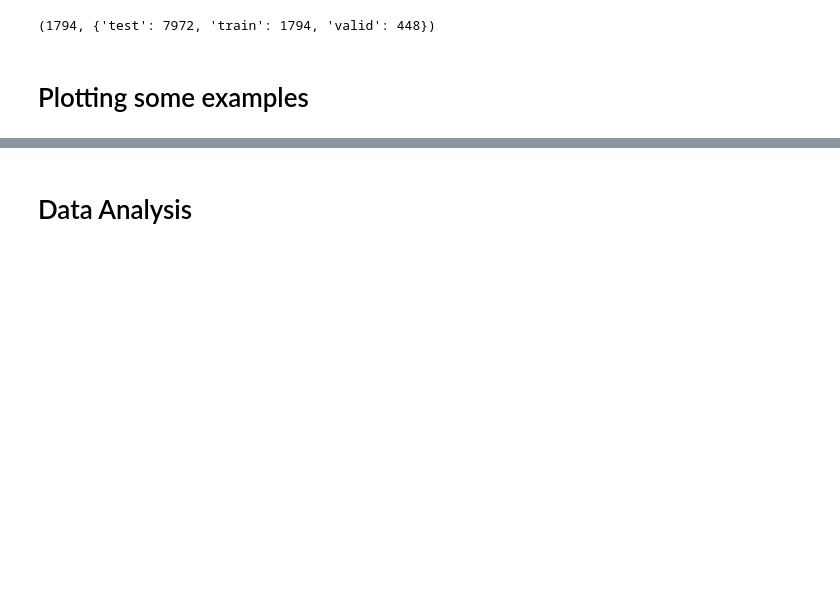
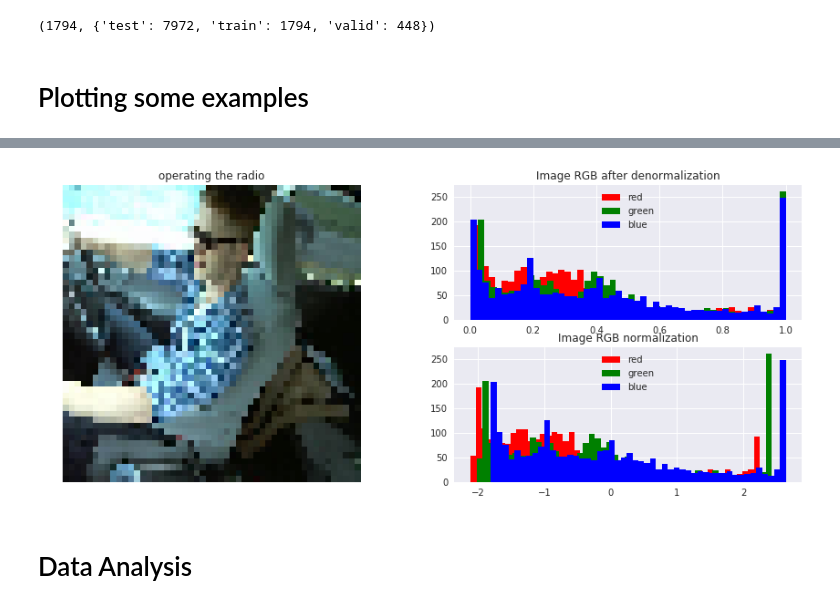
Before and after one commit to RenatoBMLR/state-farm-distracted-driver-detection, a Jupyter notebook: Distracted_Driver_Detection.ipynb, the cells around one changed output, grey strips where cells are left out. Drawn from its saved outputs; the diff is of its cells as text; code cells hidden in the pictures; blank space fills up the shorter version.

```diff
--- a/Distracted_Driver_Detection.ipynb
+++ b/Distracted_Driver_Detection.ipynb
@@ -205,3 +206,40 @@ torch.Size([3, 50, 50]) torch.Size([32])
+# %%
+def plot_distribution(img):
+
+    if img.shape[2] != 3:
+        img = img.transpose((1, 2, 0))
+
+    color_lst = ['red', 'green', 'blue']
+    for i in range(0, img.shape[2]):
+        c1=img[:,:,i].reshape(-1)
+        plt.hist(c1, 50, facecolor=color_lst[i], label = color_lst[i])
+    plt.legend()
+    plt.grid(True)
+# %%
+def statistical_analysis_image(dset_loaders, labels, path2save = './figures/data.png'):
+
+
+    fig = plt.figure(figsize=(15,6))
+    inputs, cls = next(iter(dset_loaders))
+    rand_idx = random.randrange(0, len(inputs))
+    img = inputs.numpy()[rand_idx]
+    img_denorm = denormalize(img)
+    plt.subplot(2,2,2)
+    plot_distribution(img_denorm)
+    plt.title('Image RGB after denormalization')
+    plt.subplot(2,2,4)
+    plot_distribution(img)
+    plt.title('Image RGB normalization')
+    plt.subplot(1,2,1)
+    img_denorm = np.clip(img_denorm, 0, 1.0)
+    plt.imshow(img_denorm)
+    plt.title('{}'.format(labels['c'+str(cls[rand_idx])]))
+    plt.axis('off')
+    fig.savefig(path2save)
+# %%
+statistical_analysis_image(dset_loaders['train'], labels)
+# %% [output]
+[figure, added]
 # %% [markdown]
 # Data Analysis
 # %%
```
Also changed, not shown: parts of 3 cells of this notebook, 2 other files.
